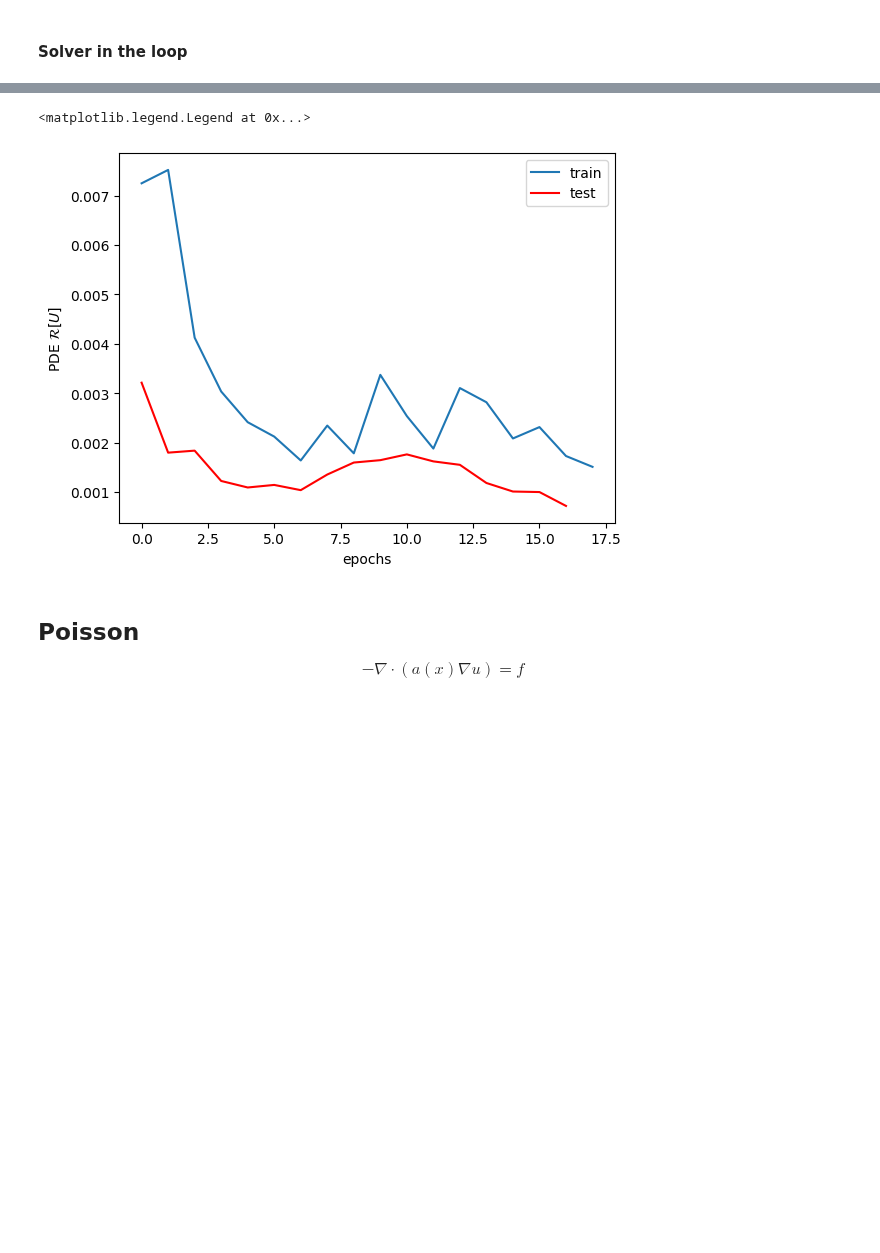
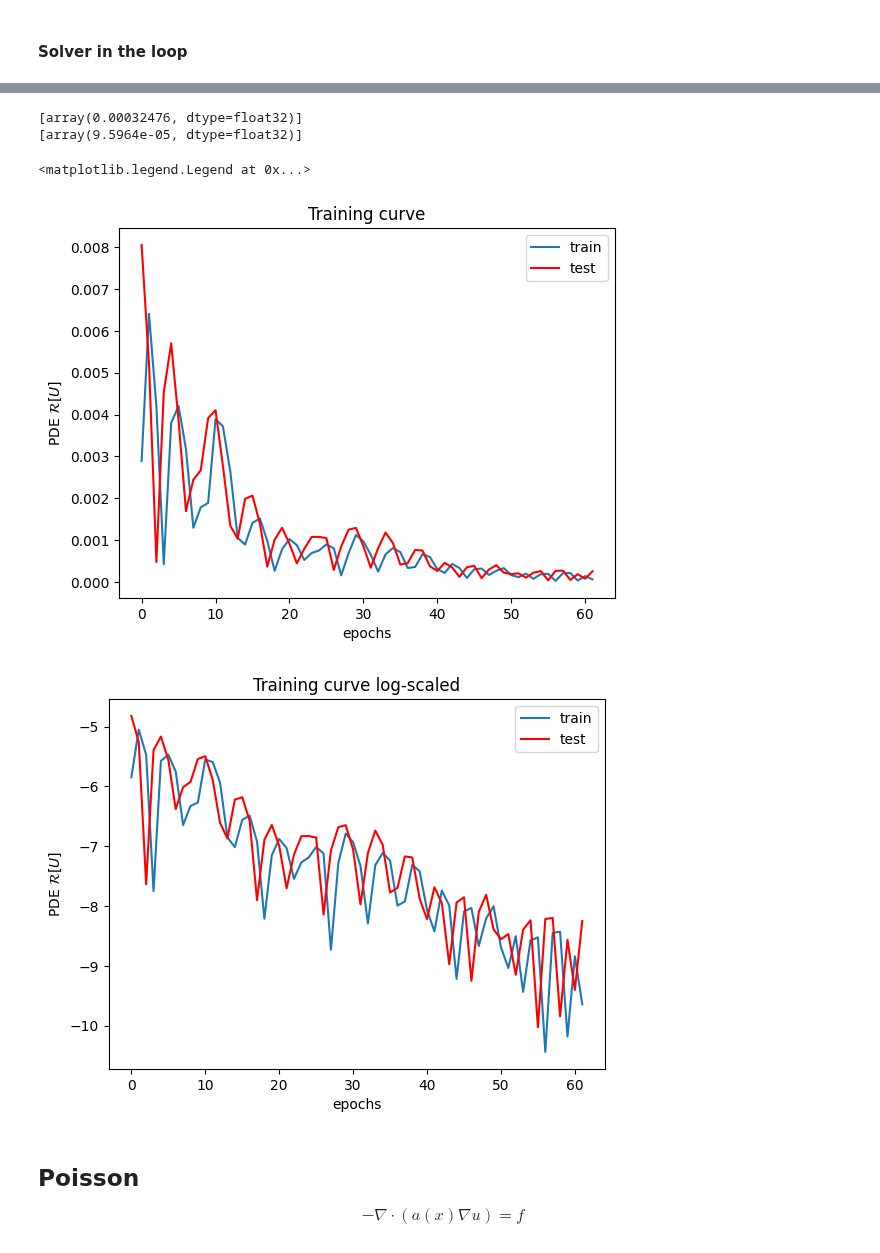
Before and after one commit to grmc1999/PhysicsSimulationDeepLearning, a Jupyter notebook: Notebooks/Diff_phys/2D_1P_Darcy_flow.ipynb, the cells around one changed output, grey strips where cells are left out. Saved outputs shown, nothing was run; the diff lists cells and outputs as text; code cells hidden in the pictures; blank space fills up the shorter version.

```diff
--- a/Notebooks/Diff_phys/2D_1P_Darcy_flow.ipynb
+++ b/Notebooks/Diff_phys/2D_1P_Darcy_flow.ipynb
@@ -402,6 +402,7 @@ class PINNS_based_SOL_trainer(PINNS_based_SOL_trainer):
       or_dt=self.ph_model.dt
       self.ph_model.dt=self.ph_model.dt/time_fine_frac
       self.dt=self.ph_model.dt/time_fine_frac
+      self.st_model.eval()
 
 
       losses=[]
@@ -446,7 +447,7 @@ L_tr=[]
 L_ts=[]
 # %%
 
-for i in tqdm(range(200)):
+for i in tqdm(range(5)):
     print("train step")
     L_tr.append(T.train(1))
     print("test step")
@@ -463,15 +472,36 @@ train step
+# %%
+print(L_tr[np.argmin(np.array(L_ts))])
+print(L_ts[np.argmin(np.array(L_ts))])
+# %% [output]
+[array(0.00032476, dtype=float32)]
+[array(9.5964e-05, dtype=float32)]
 # %%
-fig,axs=plt.subplots(1,1)
+fig,axs=plt.subplots(1,1,
+                     #figsize=(10,7)
+                     )
 
 #L_ts
-axs.plot(L_tr,label="train")
-axs.plot(L_ts,"r",label="test")
+axs.plot((L_tr),label="train")
+axs.plot((L_ts),"r",label="test")
+axs.set_title("Training curve")
 axs.set_ylabel("PDE ${\cal{R}} [U]$")
 axs.set_xlabel("epochs")
 axs.legend()
+
+fig,axs=plt.subplots(1,1,
+                     #figsize=(10,7)
+                     )
+axs.set_title("Training curve log-scaled")
+#L_ts
+axs.plot(np.log(L_tr),label="train")
+axs.plot(np.log(L_ts),"r",label="test")
+axs.set_ylabel("PDE ${\cal{R}} [U]$")
+axs.set_xlabel("epochs")
+axs.legend()
 # %% [output]
 <matplotlib.legend.Legend at 0x...>
-[figure, old version]
+[figure, new version]
+[figure, added]
 # %% [markdown]
 ## Poisson
 
```
Also changed, not shown: parts of 1 cell of this notebook.
